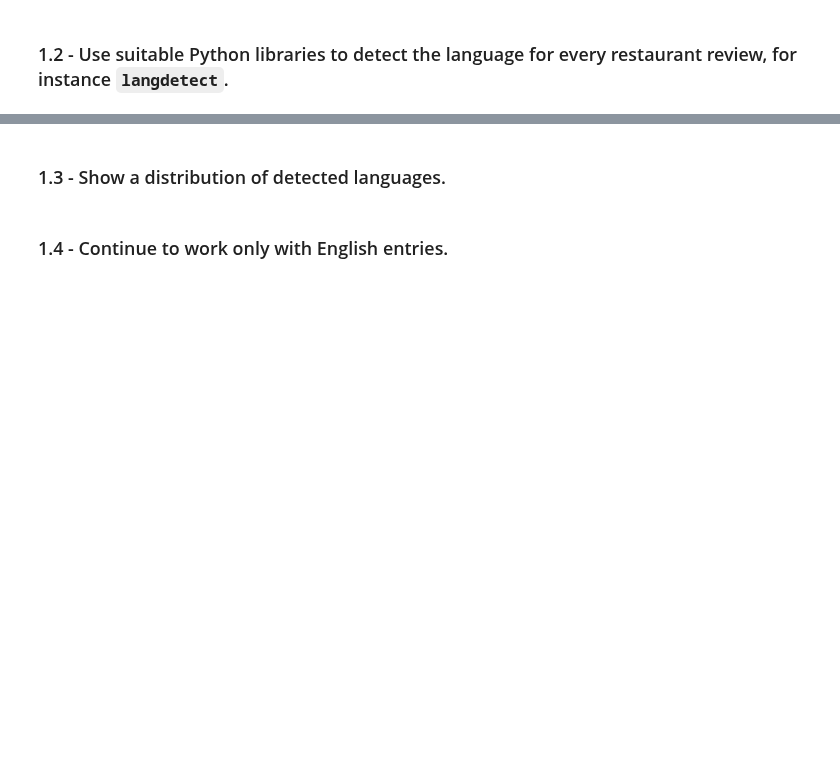
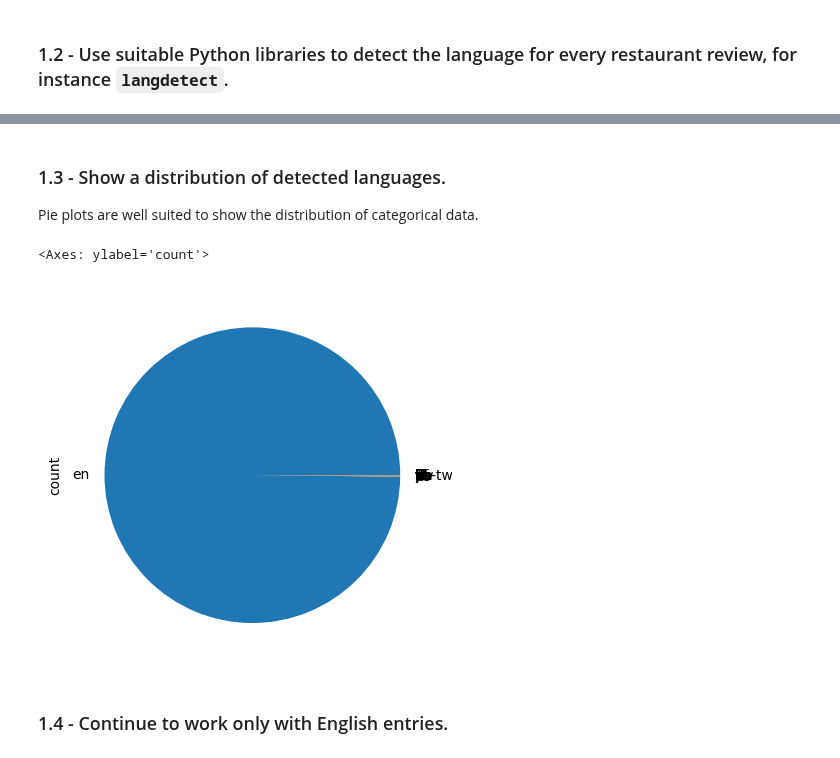
Before and after one commit to Knerten0815/data_science_course, a Jupyter notebook: notebooks/portfolio 3/data_science_MMI_portfolio_03_sentiment_analysis_template.ipynb, the cells around one changed output, grey strips where cells are left out. Cells and saved outputs as stored; diff of their text form; code cells hidden in the pictures; blank space fills up the shorter version.

```diff
--- a/notebooks/portfolio 3/data_science_MMI_portfolio_03_sentiment_analysis_template.ipynb
+++ b/notebooks/portfolio 3/data_science_MMI_portfolio_03_sentiment_analysis_template.ipynb
@@ -86,0 +163,8 @@ Hint: This could take a little while, so better use `tqdm` or similar to show th
+# %%
+positive_mask = data["sample"] == "Positive"
+negative_mask = data["sample"] == "Negative"
+
+data.loc[positive_mask, "sample"] = 1
+data.loc[negative_mask, "sample"] = 0
+
+data["sample"] = data["sample"].astype(bool)
@@ -86,0 +173,7 @@ Hint: This could take a little while, so better use `tqdm` or similar to show th
+# %%
+data = data.rename(columns={"sample": "bias",
+                            "restaurant_name": "restaurant",
+                            "rating_review": "rating",
+                            "title_review": "title",
+                            "review_preview": "preview",
+                            "review_full": "full" })
@@ -88,0 +225,4 @@ Hint: This could take a little while, so better use `tqdm` or similar to show th
+# %%
+samples = data.rating.value_counts().min()
+data = data.groupby('rating').apply(lambda x: x.sample(n=samples))
+data.rating.value_counts()
@@ -90,0 +246,13 @@ Hint: This could take a little while, so better use `tqdm` or similar to show th
+# %%
+filepath = os.path.join(path, "Barcelona_reviews_cleaned.csv")
+
+try:
+    data = pd.read_csv(filepath)
+    print(f"Loaded detected languages from {filepath}")
+except:
+    print(f"Found no data at {filepath}. Detecting Languages:")
+
+    data["language"] = data.preview.progress_apply(detect)
+    data.to_csv(filepath, index=False)
+
+data.head()
@@ -91,4 +268,11 @@ Hint: This could take a little while, so better use `tqdm` or similar to show th
 # %% [markdown]
 ### 1.3 - Show a distribution of detected languages.
+
+Pie plots are well suited to show the distribution of categorical data.
+# %%
+data.language.value_counts().plot(kind="pie")
+# %% [output]
+<Axes: ylabel='count'>
+[figure, added]
 # %% [markdown]
 ### 1.4 - Continue to work only with English entries.
```
Also changed, not shown: parts of 32 cells of this notebook.
